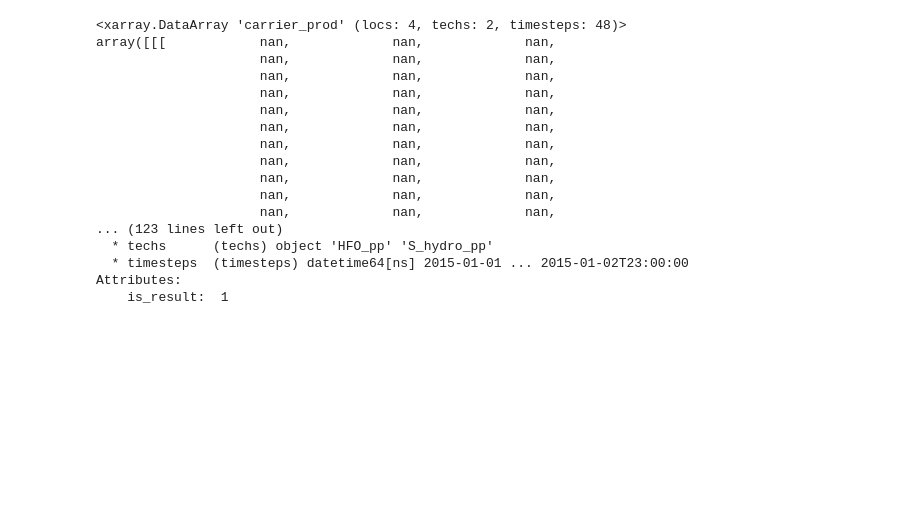
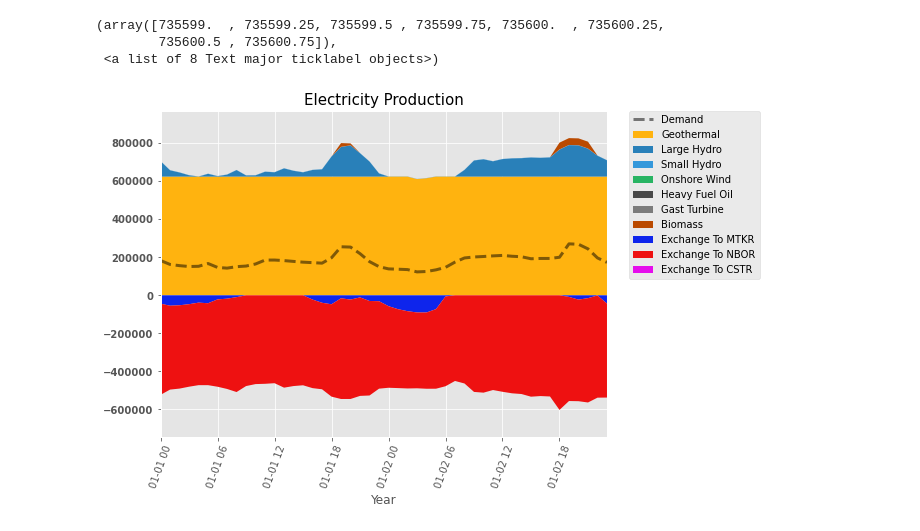
Before and after one commit to FEEM-Africa-REP/CIVICS, a Jupyter notebook: Calliope_Kenya/Models/4Nodes_No-Coffee/Kenya_2015_ICE_NB.ipynb, the cells around one changed output. Drawn from its saved outputs; the diff is of its cells as text; code cells hidden in the pictures; blank space fills up the shorter version.

Commit message:
graph function

```diff
--- a/Calliope_Kenya/Models/4Nodes_No-Coffee/Kenya_2015_ICE_NB.ipynb
+++ b/Calliope_Kenya/Models/4Nodes_No-Coffee/Kenya_2015_ICE_NB.ipynb
@@ -77,20 +54,7 @@ HFO_4_regions = model.get_formatted_array('carrier_prod').loc[{'techs':['HFO_pp'
-# %%
-HFO_4_regions
-# %% [output]
-<xarray.DataArray 'carrier_prod' (locs: 4, techs: 2, timesteps: 48)>
-array([[[            nan,             nan,             nan,
-                     nan,             nan,             nan,
-                     nan,             nan,             nan,
-                     nan,             nan,             nan,
-                     nan,             nan,             nan,
-                     nan,             nan,             nan,
-                     nan,             nan,             nan,
-                     nan,             nan,             nan,
-                     nan,             nan,             nan,
-                     nan,             nan,             nan,
-                     nan,             nan,             nan,
-... (123 lines left out)
-  * techs      (techs) object 'HFO_pp' 'S_hydro_pp'
-  * timesteps  (timesteps) datetime64[ns] 2015-01-01 ... 2015-01-02T23:00:00
-Attributes:
-    is_result:  1
+# %%
+pr = model.get_formatted_array('carrier_prod').loc[{'techs':pr_techs,'carriers':'power','locs':[nodes[0]]}].sum('locs').to_pandas().T
+pr = pd.concat([pr],keys=[nodes[0]],axis=1)
+for i in  range (1,len(nodes)):
+    pr0 = model.get_formatted_array('carrier_prod').loc[{'techs':pr_techs,'carriers':'power','locs':[nodes[i]]}].sum('locs').to_pandas().T
+    pr0 = pd.concat([pr0],keys=[nodes[i]],axis=1)
+    pr = pd.concat([pr,pr0],axis=1)
@@ -96,0 +139,29 @@ Attributes:
+# %%
+demand = -model.get_formatted_array('carrier_con').loc[{'techs':co_techs,'carriers':carr,'locs':nodes}].sum('techs').sum('carriers').to_pandas().T
+# %%
+import matplotlib.pyplot as plt
+plt.style.use('ggplot')
+
+fig, (ax1) = plt.subplots(1, figsize=(8,6))
+ax1.margins(x=0)
+ax1.margins(y=0.1)
+
+plt.plot(demand['WSTR'][start:end].index,demand['WSTR'][start:end].values,'black', alpha=0.5, linestyle = '--', label ='Demand',linewidth=3)
+
+plt.stackplot(pr['WSTR'].index,pr['WSTR'].values.T,colors=col_list_pr,labels=name_list_pr)
+
+plt.stackplot(pr['WSTR'].index,exports['WSTR'].values.T,colors=col_list_ex,labels=name_list_ex)
+
+plt.legend(bbox_to_anchor=(1.05, 1), loc='upper left', borderaxespad=0.,frameon=True)
+plt.title("Electricity Production",fontsize=15)
+
+plt.yticks(fontweight='bold')
+
+
+plt.xlabel('Year')
+plt.xticks(rotation=70)
+# %% [output]
+(array([735599.  , 735599.25, 735599.5 , 735599.75, 735600.  , 735600.25,
+        735600.5 , 735600.75]),
+ <a list of 8 Text major ticklabel objects>)
+[figure, added]
```
Also changed, not shown: parts of 13 cells of this notebook, 2 other files.
